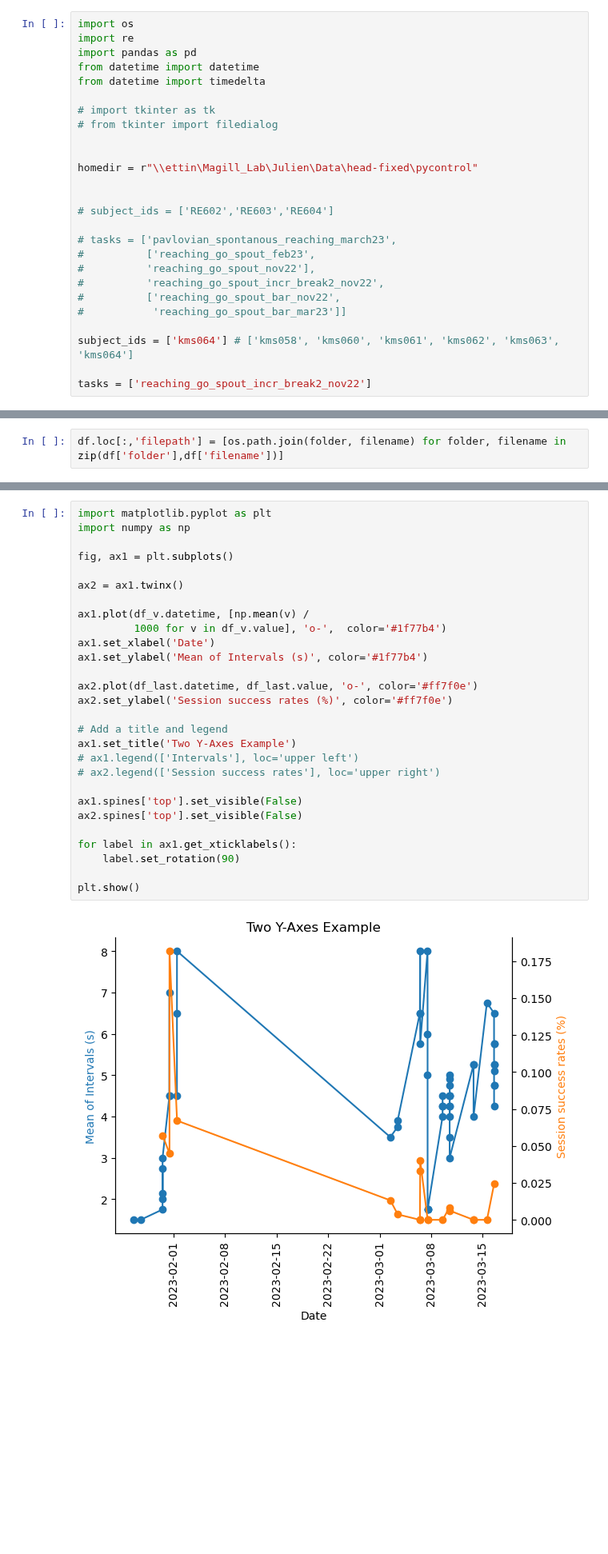
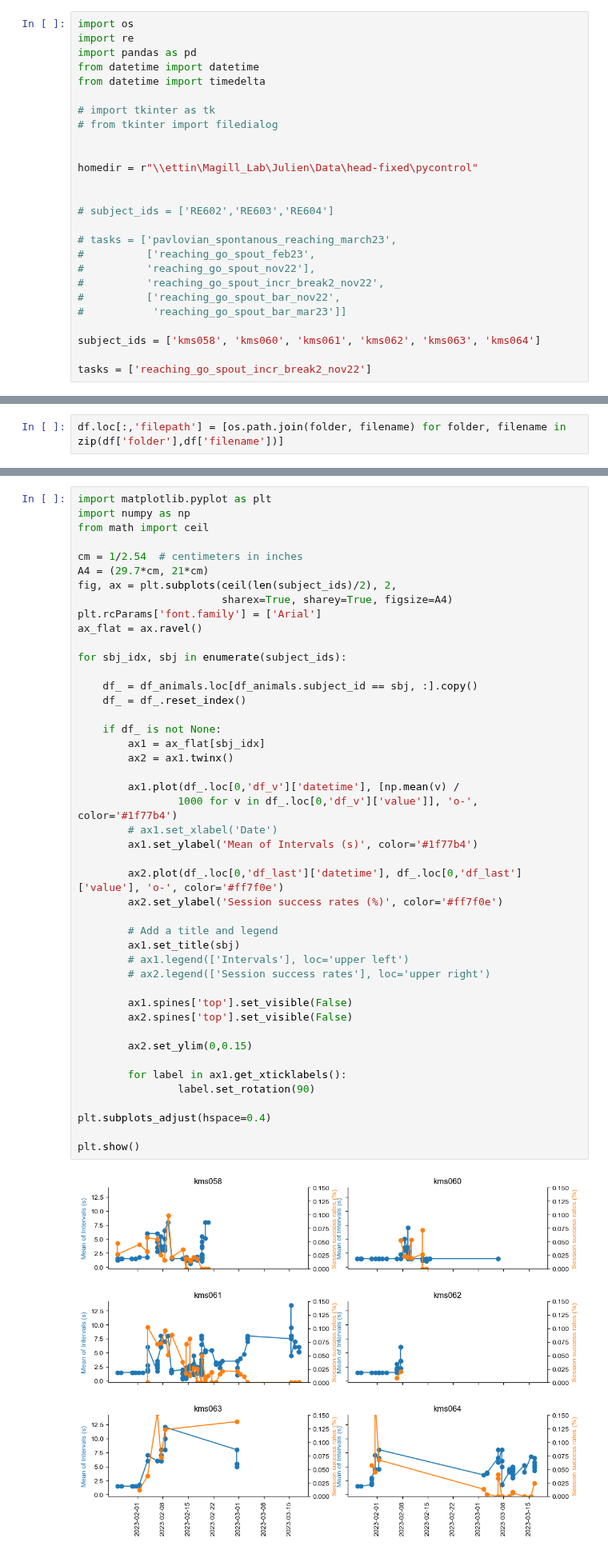
Before and after one commit to juliencarponcy/trialexp, a Jupyter notebook: notebooks/noncanonical/nb20230330_1410_learning_break2_kms058_64.ipynb, the cells around one changed output, grey strips where cells are left out. Shown at 80% size. Drawn from its saved outputs; the diff is of its cells as text; blank space fills up the shorter version.

```diff
--- a/notebooks/noncanonical/nb20230330_1410_learning_break2_kms058_64.ipynb
+++ b/notebooks/noncanonical/nb20230330_1410_learning_break2_kms058_64.ipynb
@@ -21,7 +21,7 @@ homedir = r"\\ettin\Magill_Lab\Julien\Data\head-fixed\pycontrol"
 #          ['reaching_go_spout_bar_nov22',
 #           'reaching_go_spout_bar_mar23']]
 
-subject_ids = ['kms064'] # ['kms058', 'kms060', 'kms061', 'kms062', 'kms063', 'kms064']
+subject_ids = ['kms058', 'kms060', 'kms061', 'kms062', 'kms063', 'kms064']
 
 tasks = ['reaching_go_spout_incr_break2_nov22']
 # %%
@@ -173,30 +188,47 @@ df_last = pd.DataFrame(list_last)
 # %%
 import matplotlib.pyplot as plt
 import numpy as np
+from math import ceil
 
-fig, ax1 = plt.subplots()
+cm = 1/2.54  # centimeters in inches
+A4 = (29.7*cm, 21*cm)
+fig, ax = plt.subplots(ceil(len(subject_ids)/2), 2,
+                       sharex=True, sharey=True, figsize=A4)
+plt.rcParams['font.family'] = ['Arial']
+ax_flat = ax.ravel()
 
-ax2 = ax1.twinx()
+for sbj_idx, sbj in enumerate(subject_ids):
 
-ax1.plot(df_v.datetime, [np.mean(v) /
-         1000 for v in df_v.value], 'o-',  color='#1f77b4')
-ax1.set_xlabel('Date')
-ax1.set_ylabel('Mean of Intervals (s)', color='#1f77b4')
+    df_ = df_animals.loc[df_animals.subject_id == sbj, :].copy()
+    df_ = df_.reset_index()
 
-ax2.plot(df_last.datetime, df_last.value, 'o-', color='#ff7f0e')
-ax2.set_ylabel('Session success rates (%)', color='#ff7f0e')
+    if df_ is not None:
+        ax1 = ax_flat[sbj_idx]
+        ax2 = ax1.twinx()
 
-# Add a title and legend
-ax1.set_title('Two Y-Axes Example')
-# ax1.legend(['Intervals'], loc='upper left')
-# ax2.legend(['Session success rates'], loc='upper right')
+        ax1.plot(df_.loc[0,'df_v']['datetime'], [np.mean(v) /
+                1000 for v in df_.loc[0,'df_v']['value']], 'o-',  color='#1f77b4')
+        # ax1.set_xlabel('Date')
+        ax1.set_ylabel('Mean of Intervals (s)', color='#1f77b4')
 
-ax1.spines['top'].set_visible(False)
-ax2.spines['top'].set_visible(False)
+        ax2.plot(df_.loc[0,'df_last']['datetime'], df_.loc[0,'df_last']['value'], 'o-', color='#ff7f0e')
+        ax2.set_ylabel('Session success rates (%)', color='#ff7f0e')
 
-for label in ax1.get_xticklabels():
-    label.set_rotation(90)
+        # Add a title and legend
+        ax1.set_title(sbj)
+        # ax1.legend(['Intervals'], loc='upper left')
+        # ax2.legend(['Session success rates'], loc='upper right')
+
+        ax1.spines['top'].set_visible(False)
+        ax2.spines['top'].set_visible(False)
+
+        ax2.set_ylim(0,0.15)
+
+        for label in ax1.get_xticklabels():
+                label.set_rotation(90)
+
+plt.subplots_adjust(hspace=0.4)
 
 plt.show()
 # %% [output]
-[figure, old version]
+[figure, new version]
```
Also changed, not shown: parts of 5 cells of this notebook.
